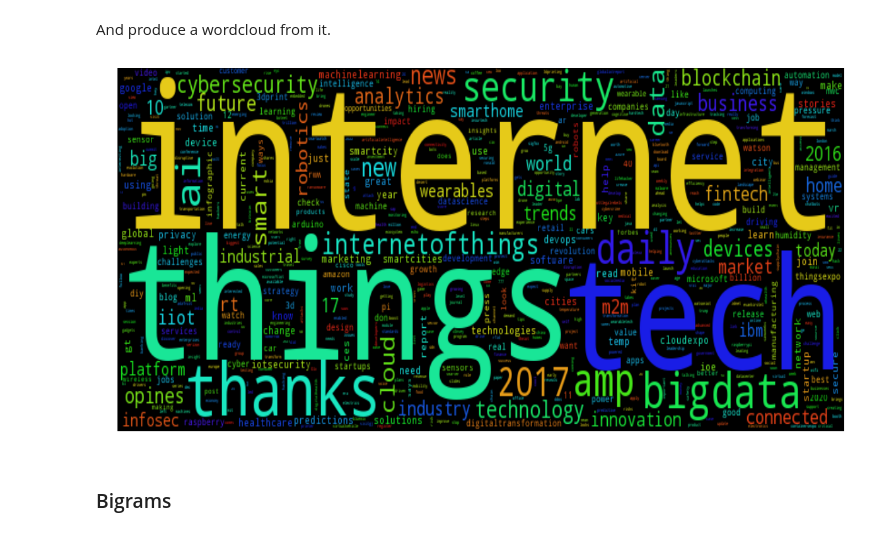
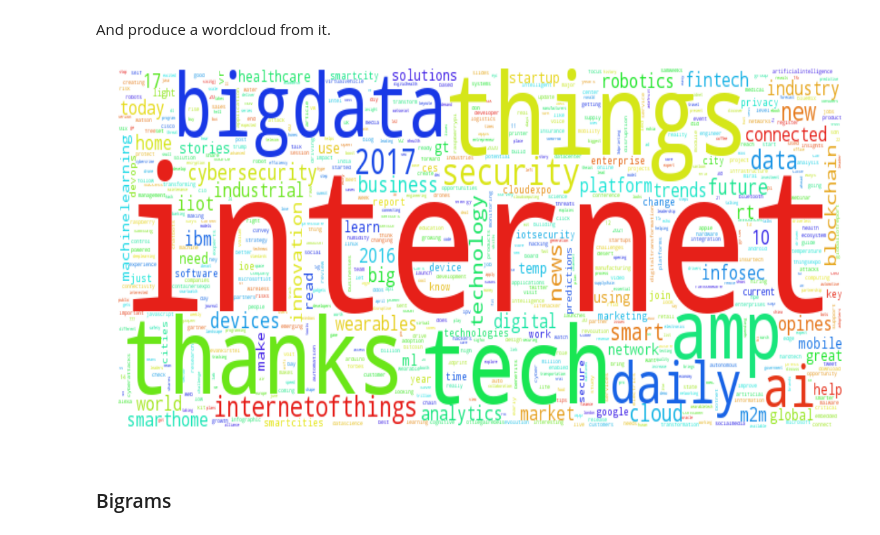
Before and after one commit to neocortex/iot-tweets-analysis, a Jupyter notebook: iot-tweets-analysis.ipynb, the cells around one changed output. Drawn from its saved outputs; the diff is of its cells as text; code cells hidden in the pictures.

```diff
--- a/iot-tweets-analysis.ipynb
+++ b/iot-tweets-analysis.ipynb
@@ -299,7 +299,7 @@ df.to_pickle('tweets_with_cleaned_text.pkl')
 # %% [markdown]
 Let's take a look at the most frequent words appearing in **#IoT** tweets.
 # %%
-# df = pd.read_pickle('tweets_with_cleaned_text.pkl')
+df = pd.read_pickle('tweets_with_cleaned_text.pkl')
 # %%
 words = [x for l in df.cleaned_text.values for x in l]
 # %%
@@ -323,16 +323,16 @@ ax.set_yticklabels(x, fontsize=18);
 # %% [markdown]
 And produce a wordcloud from it.
 # %%
-wc = WordCloud(relative_scaling=.5, width=800, height=300, background_color='black',
+wc = WordCloud(relative_scaling=.5, width=800, height=300, background_color='white',
                max_words=1000).generate_from_frequencies(c.most_common()[2:])
 fig = pl.figure(figsize=(16,8), frameon=False)
 ax = pl.Axes(fig, [0., 0., 1., 1.])
 ax.set_axis_off()
 fig.add_axes(ax)
 ax.imshow(wc, aspect='normal')
 fig.savefig('text_wordcloud.png', dpi=300)
 # %% [output]
-[figure, old version]
+[figure, new version]
 # %% [markdown]
 ### Bigrams
 # %% [markdown]
```
Also changed, not shown: parts of 18 cells of this notebook.
